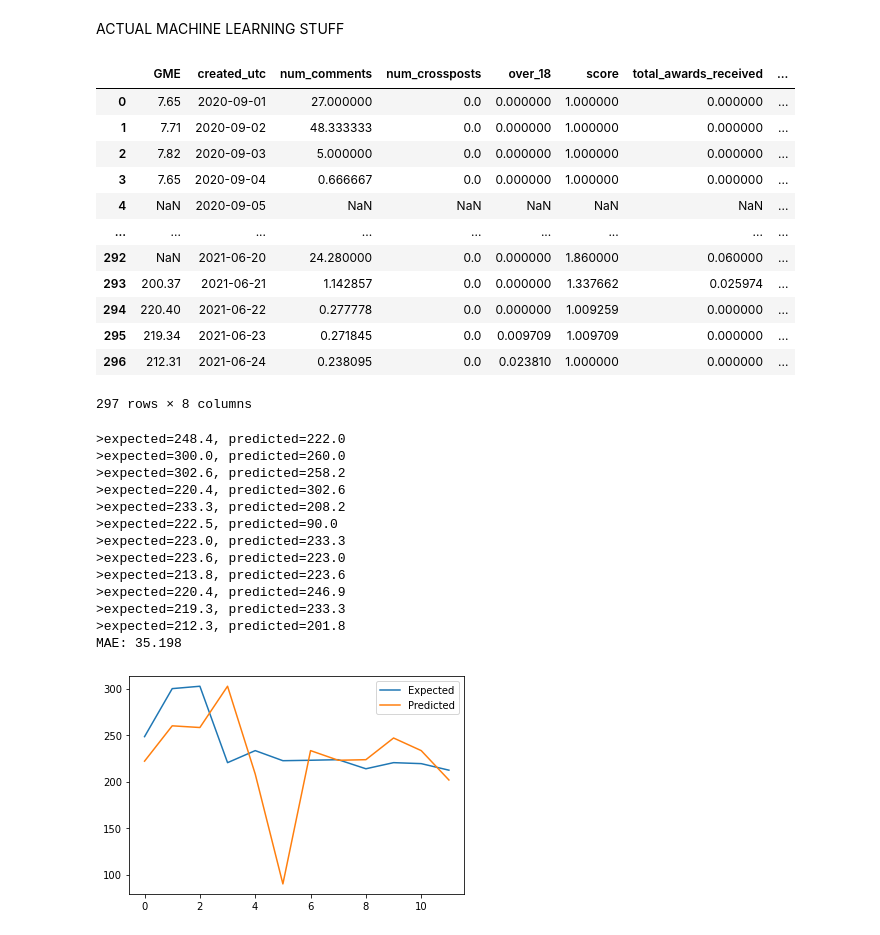
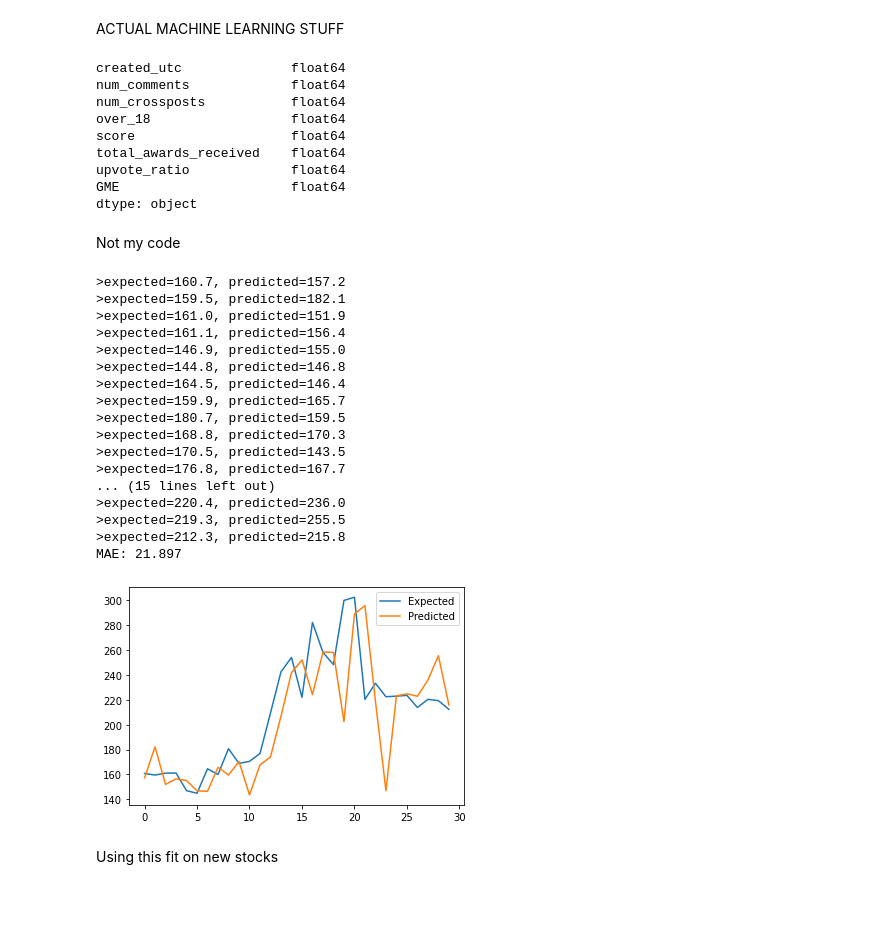
Before and after one commit to SaberQ19/socioPhysics_DiamondHands, a Jupyter notebook: xgBoost.ipynb, the cells around one changed output. Drawn from its saved outputs; the diff is of its cells as text; code cells hidden in the pictures; blank space fills up the shorter version.

```diff
--- a/xgBoost.ipynb
+++ b/xgBoost.ipynb
@@ -120,10 +119,12 @@ removed_by_category
 # %%
 #Drop all unimportant columns
 
-#df.drop(['all_awardings', 'id','author', 'author_fullname','created', 'full_link',  'gildings', 'id.1', 'link_flair_css_class', 'permalink', 'pinned', 'retrieved_on', 'selftext', 'subreddit', 'subreddit_id', 'subreddit_subscribers', 'title', 'url', 'removed_by_category'], axis='columns', inplace= True)
+df.drop(['all_awardings', 'id','author', 'author_fullname','created', 'full_link',  'gildings', 'id.1', 'link_flair_css_class', 'permalink', 'pinned', 'retrieved_on', 'selftext', 'subreddit', 'subreddit_id', 'subreddit_subscribers', 'title', 'url', 'removed_by_category'], axis='columns', inplace= True)
 redditPosts = df.set_index('created_utc')
 redditPosts.sort_index(inplace=True)
 redditPosts.index = pd.to_datetime(redditPosts.index, origin='unix', unit='s')
+
+#Take the mean of all these values over a day
 daily_mean_Posts = redditPosts.resample('D').mean()
 daily_mean_Posts
 # %% [output]
@@ -172,24 +173,27 @@ combined_df_all_stocks = daily_mean_Posts.join(prices)
 ACTUAL MACHINE LEARNING STUFF
 # %%
 #Specify which stock we gon use and add the time back as a column
+
 stock = 'GME'
 combined_df = daily_mean_Posts.join(prices[stock]).reset_index()
 combined_df.rename(columns={'index': 'created_utc'}, inplace=True)
-combined_df.insert(0, 'GME', combined_df.pop('GME'))
+combined_df.insert(combined_df.shape[1]-1, 'GME', combined_df.pop('GME'))
+#Convert time to float
+combined_df['created_utc'] = combined_df['created_utc'].apply(lambda x: x.timestamp())
+
+combined_df.dtypes
 # %% [output]
-|  | GME | created_utc | num_comments | num_crossposts | over_18 | score | total_awards_received | ... |
-| 0 | 7.65 | 2020-09-01 | 27.000000 | 0.0 | 0.000000 | 1.000000 | 0.000000 | ... |
-| 1 | 7.71 | 2020-09-02 | 48.333333 | 0.0 | 0.000000 | 1.000000 | 0.000000 | ... |
-| 2 | 7.82 | 2020-09-03 | 5.000000 | 0.0 | 0.000000 | 1.000000 | 0.000000 | ... |
-| 3 | 7.65 | 2020-09-04 | 0.666667 | 0.0 | 0.000000 | 1.000000 | 0.000000 | ... |
-| 4 | NaN | 2020-09-05 | NaN | NaN | NaN | NaN | NaN | ... |
-| ... | ... | ... | ... | ... | ... | ... | ... | ... |
-| 292 | NaN | 2021-06-20 | 24.280000 | 0.0 | 0.000000 | 1.860000 | 0.060000 | ... |
-| 293 | 200.37 | 2021-06-21 | 1.142857 | 0.0 | 0.000000 | 1.337662 | 0.025974 | ... |
-| 294 | 220.40 | 2021-06-22 | 0.277778 | 0.0 | 0.000000 | 1.009259 | 0.000000 | ... |
-| 295 | 219.34 | 2021-06-23 | 0.271845 | 0.0 | 0.009709 | 1.009709 | 0.000000 | ... |
-| 296 | 212.31 | 2021-06-24 | 0.238095 | 0.0 | 0.023810 | 1.000000 | 0.000000 | ... |
-297 rows × 8 columns
+created_utc              float64
+num_comments             float64
+num_crossposts           float64
+over_18                  float64
+score                    float64
+total_awards_received    float64
+upvote_ratio             float64
+GME                      float64
+dtype: object
+# %% [markdown]
+Not my code
 # %%
 # forecast monthly births with xgboost
 from numpy import asarray
@@ -241,46 +245,53 @@ def walk_forward_validation(data, n_test):
 	# split dataset
 	train, test = train_test_split(data, n_test)
 	# seed history with training dataset
 	history = [x for x in train]
 	# step over each time-step in the test set
 	for i in range(len(test)):
 		# split test row into input and output columns
 		testX, testy = test[i, :-1], test[i, -1]
 		# fit model on history and make a prediction
 		yhat = xgboost_forecast(history, testX)
 		# store forecast in list of predictions
 		predictions.append(yhat)
 		# add actual observation to history for the next loop
 		history.append(test[i])
 		# summarize progress
 		print('>expected=%.1f, predicted=%.1f' % (testy, yhat))
 	# estimate prediction error
 	error = mean_absolute_error(test[:, -1], predictions)
 	return error, test[:, -1], predictions
 
 
+
 # transform the time series data into supervised learning
-data = series_to_supervised(combined_df[['GME']], n_in=1)
+data = series_to_supervised(combined_df, n_in=1)
 # evaluate
-mae, y, yhat = walk_forward_validation(data, 12)
+mae, y, yhat = walk_forward_validation(data, 30)
 print('MAE: %.3f' % mae)
 # plot expected vs preducted
 pyplot.plot(y, label='Expected')
 pyplot.plot(yhat, label='Predicted')
 pyplot.legend()
 pyplot.show()
 # %% [output]
->expected=248.4, predicted=222.0
->expected=300.0, predicted=260.0
->expected=302.6, predicted=258.2
->expected=220.4, predicted=302.6
->expected=233.3, predicted=208.2
->expected=222.5, predicted=90.0
->expected=223.0, predicted=233.3
->expected=223.6, predicted=223.0
->expected=213.8, predicted=223.6
->expected=220.4, predicted=246.9
->expected=219.3, predicted=233.3
->expected=212.3, predicted=201.8
-MAE: 35.198
+>expected=160.7, predicted=157.2
+>expected=159.5, predicted=182.1
+>expected=161.0, predicted=151.9
+>expected=161.1, predicted=156.4
+>expected=146.9, predicted=155.0
+>expected=144.8, predicted=146.8
+>expected=164.5, predicted=146.4
+>expected=159.9, predicted=165.7
+>expected=180.7, predicted=159.5
+>expected=168.8, predicted=170.3
+>expected=170.5, predicted=143.5
+>expected=176.8, predicted=167.7
+... (15 lines left out)
+>expected=220.4, predicted=236.0
+>expected=219.3, predicted=255.5
+>expected=212.3, predicted=215.8
+MAE: 21.897
-[figure, old version]
+[figure, new version]
+# %% [markdown]
+Using this fit on new stocks
```
Also changed, not shown: parts of 5 cells of this notebook, 2 other files.
